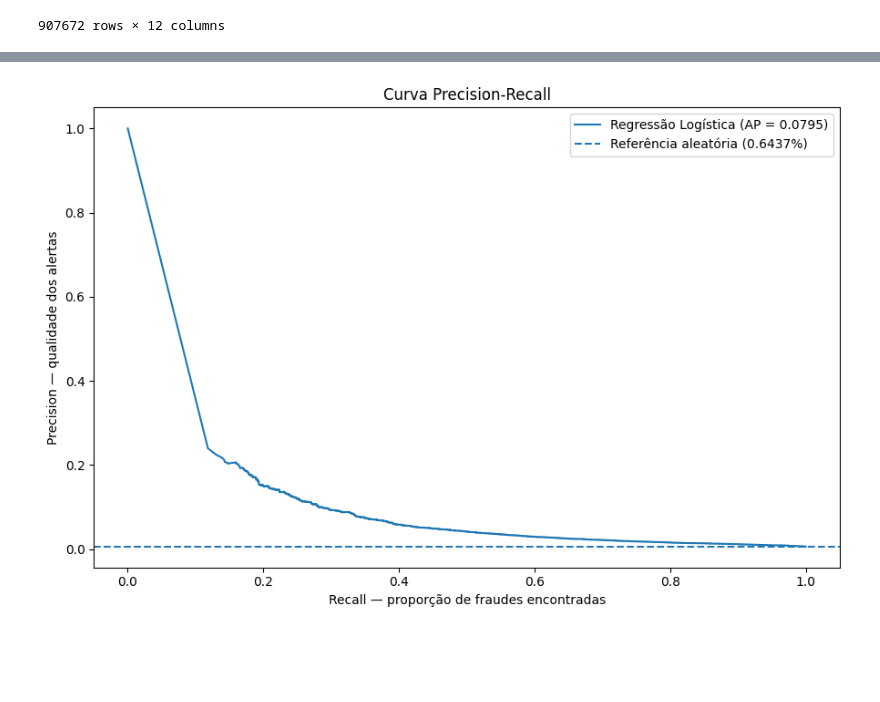
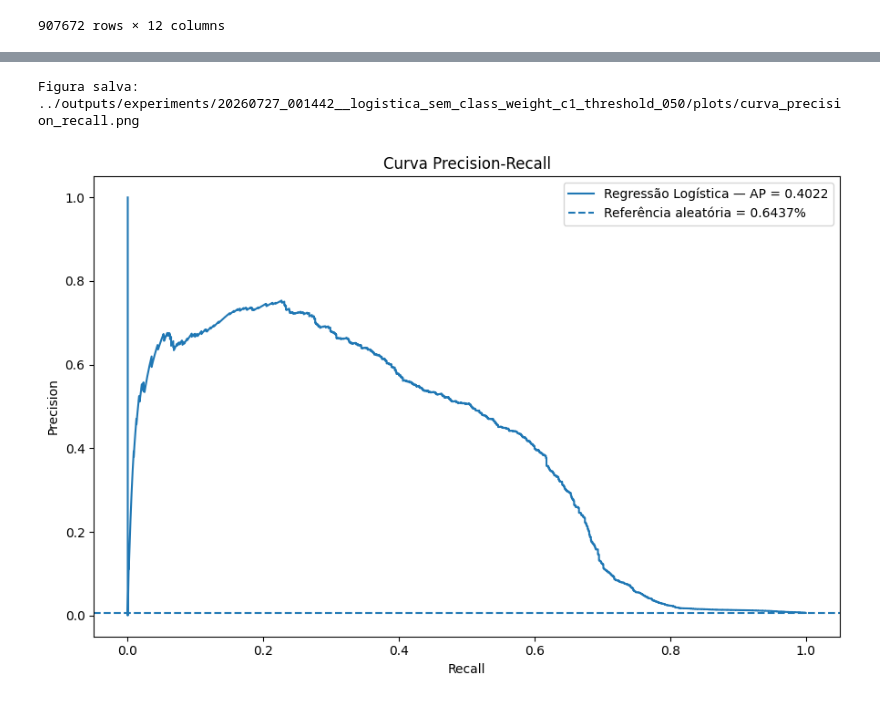
Before and after one commit to Lucas-Santosrx/ccard_fraud_ml, a Jupyter notebook: notebooks/02. Regressão Logistica.ipynb, the cells around one changed output, grey strips where cells are left out. Cells and saved outputs as stored; diff of their text form; code cells hidden in the pictures; blank space fills up the shorter version.

```diff
--- a/notebooks/02. Regressão Logistica.ipynb
+++ b/notebooks/02. Regressão Logistica.ipynb
@@ -26,6 +36,16 @@ from sklearn.metrics import (
     roc_auc_score,
     roc_curve
 )
+# %%
+class_weight_value = None
+c_value =  1.0
+solver_value = "saga"
+max_iter_value = 500
+threshold_value = 0.50
+
+
+nome_experimento = "logistica_sem_class_weight_c1_threshold_050"
+observacoes_experimento =  "Segunda baseline de machine learning. Sem peso nas classes minoritárias"
 # %%
 df = pd.read_csv("../raw/fraudTrain.csv", parse_dates = ["trans_date_trans_time", "dob"], dtype = {"cc_num": "string", "trans_num": "string", "zip": "string"})
 # %%
@@ -259,9 +337,9 @@ preprocessamento = ColumnTransformer(
 # %%
 regressao_logistica = LogisticRegression(
-    solver = "saga",
-    class_weight = "balanced",
-    C = 1.0,
-    max_iter = 500,
+    solver = solver_value,
+    class_weight = class_weight_value,
+    C = c_value,
+    max_iter = max_iter_value,
     random_state = 42
 )
 # %%
@@ -514,42 +650,49 @@ plt.show()
 # %%
-precision, recall, thresholds = precision_recall_curve(
+from sklearn.metrics import (
+    precision_recall_curve,
+    average_precision_score
+)
+
+precision, recall, thresholds_pr = precision_recall_curve(
     y_validacao,
     scores_validacao
 )
 
 average_precision = average_precision_score(
     y_validacao,
     scores_validacao
 )
 
-prevalencia_fraude = y_validacao.mean()
+prevalencia = y_validacao.mean()
 
-plt.figure(figsize=(9, 6))
+fig, ax = plt.subplots(figsize=(9, 6))
 
-plt.plot(
+ax.plot(
     recall,
     precision,
-    label=(
-        "Regressão Logística "
-        f"(AP = {average_precision:.4f})"
-    )
+    label=f"Regressão Logística — AP = {average_precision:.4f}"
 )
 
-plt.axhline(
-    prevalencia_fraude,
+ax.axhline(
+    prevalencia,
     linestyle="--",
-    label=(
-        "Referência aleatória "
-        f"({prevalencia_fraude:.4%})"
-    )
+    label=f"Referência aleatória = {prevalencia:.4%}"
 )
 
-plt.title("Curva Precision-Recall")
-plt.xlabel("Recall — proporção de fraudes encontradas")
-plt.ylabel("Precision — qualidade dos alertas")
-plt.legend()
+ax.set_title("Curva Precision-Recall")
+ax.set_xlabel("Recall")
+ax.set_ylabel("Precision")
+ax.legend()
 
-plt.tight_layout()
+fig.tight_layout()
+
+experiment_tracking.salvar_figura(
+    fig,
+    experimento["pasta_plots"],
+    "curva_precision_recall"
+)
+
 plt.show()
 # %% [output]
+Figura salva: ../outputs/experiments/20260727_001442__logistica_sem_class_weight_c1_threshold_050/plots/curva_precision_recall.png
-[figure, old version]
+[figure, new version]
```
Also changed, not shown: parts of 20 cells of this notebook, 25 other files.
